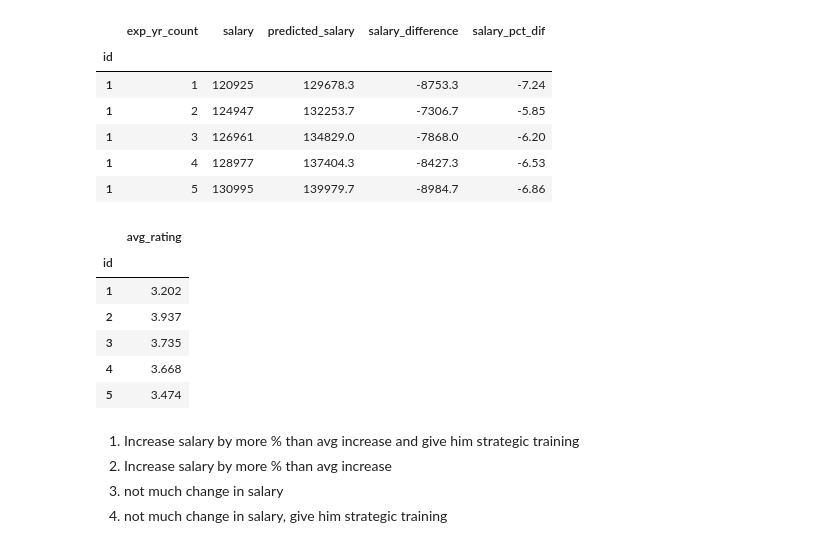
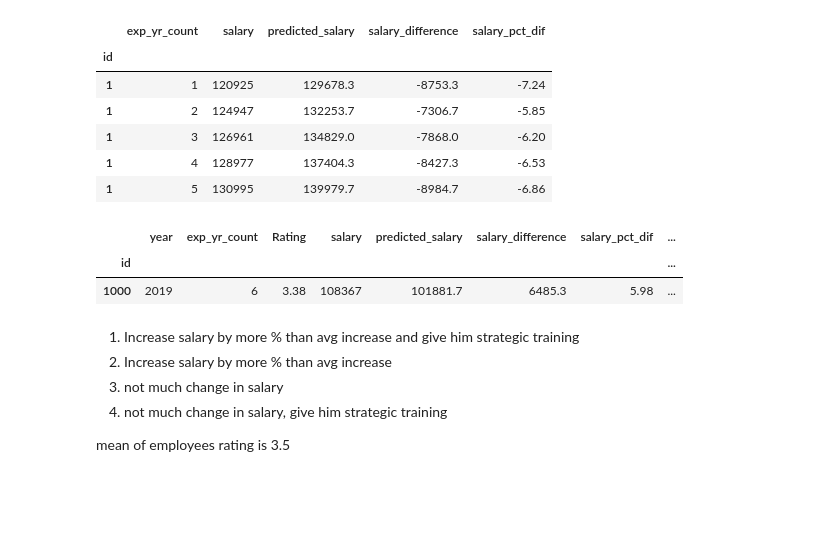
Before and after one commit to vrc-vinodh/mock-data-generation, a Jupyter notebook: prediction/salary-regression-model.ipynb, the cells around one changed output. Cells and saved outputs as stored; diff of their text form; code cells hidden in the pictures; blank space fills up the shorter version.

```diff
--- a/prediction/salary-regression-model.ipynb
+++ b/prediction/salary-regression-model.ipynb
@@ -179,21 +180,17 @@ rating = pd.read_csv('rating.csv', index_col=0)
 # %%
 rating = rating[['year','exp_yr_count','Rating']]
-model = pd.merge(rating,final,on=['id','exp_yr_count'])
+rf = pd.merge(rating,final,on=['id','exp_yr_count'])
-# %%
-avg_rating = pd.read_csv('avg-rating.csv', index_col=0)
-avg_rating.head()
-# %% [output]
-|  | avg_rating |
-| id |  |
-| 1 | 3.202 |
-| 2 | 3.937 |
-| 3 | 3.735 |
-| 4 | 3.668 |
-| 5 | 3.474 |
 # %%
-totalpredic = pd.merge(model ,avg_rating,on='id')
+model = pd.merge(rf ,avg_rating,on='id')
+model.tail(1)
+# %% [output]
+|  | year | exp_yr_count | Rating | salary | predicted_salary | salary_difference | salary_pct_dif | ... |
+| id |  |  |  |  |  |  |  | ... |
+| 1000 | 2019 | 6 | 3.38 | 108367 | 101881.7 | 6485.3 | 5.98 | ... |
 # %% [markdown]
 1. Increase salary by more % than avg increase and give him strategic training
 2. Increase salary by more % than avg increase
 3. not much change in salary
 4. not much change in salary, give him strategic training
+
+mean of employees rating is 3.5
```
Also changed, not shown: parts of 9 cells of this notebook.
